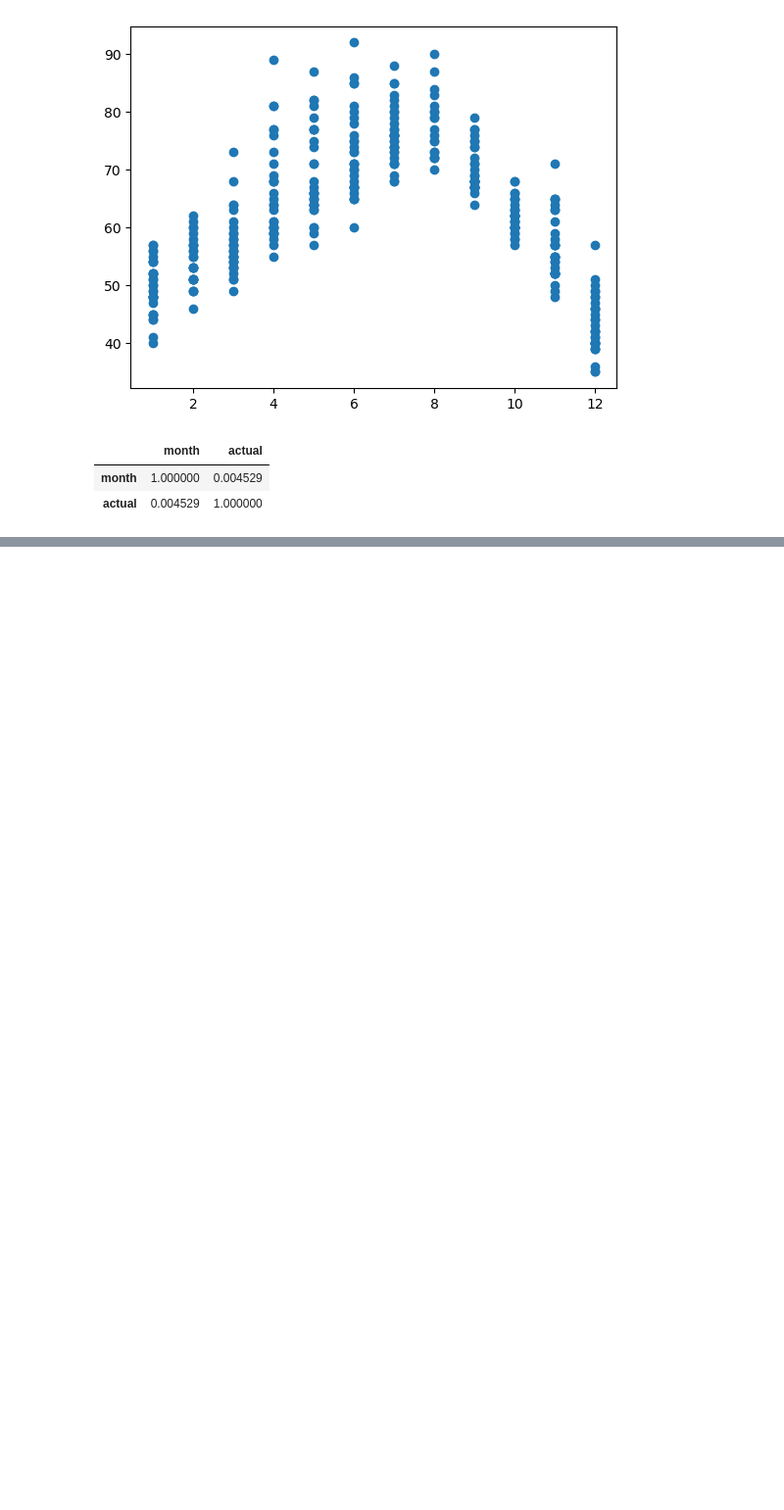
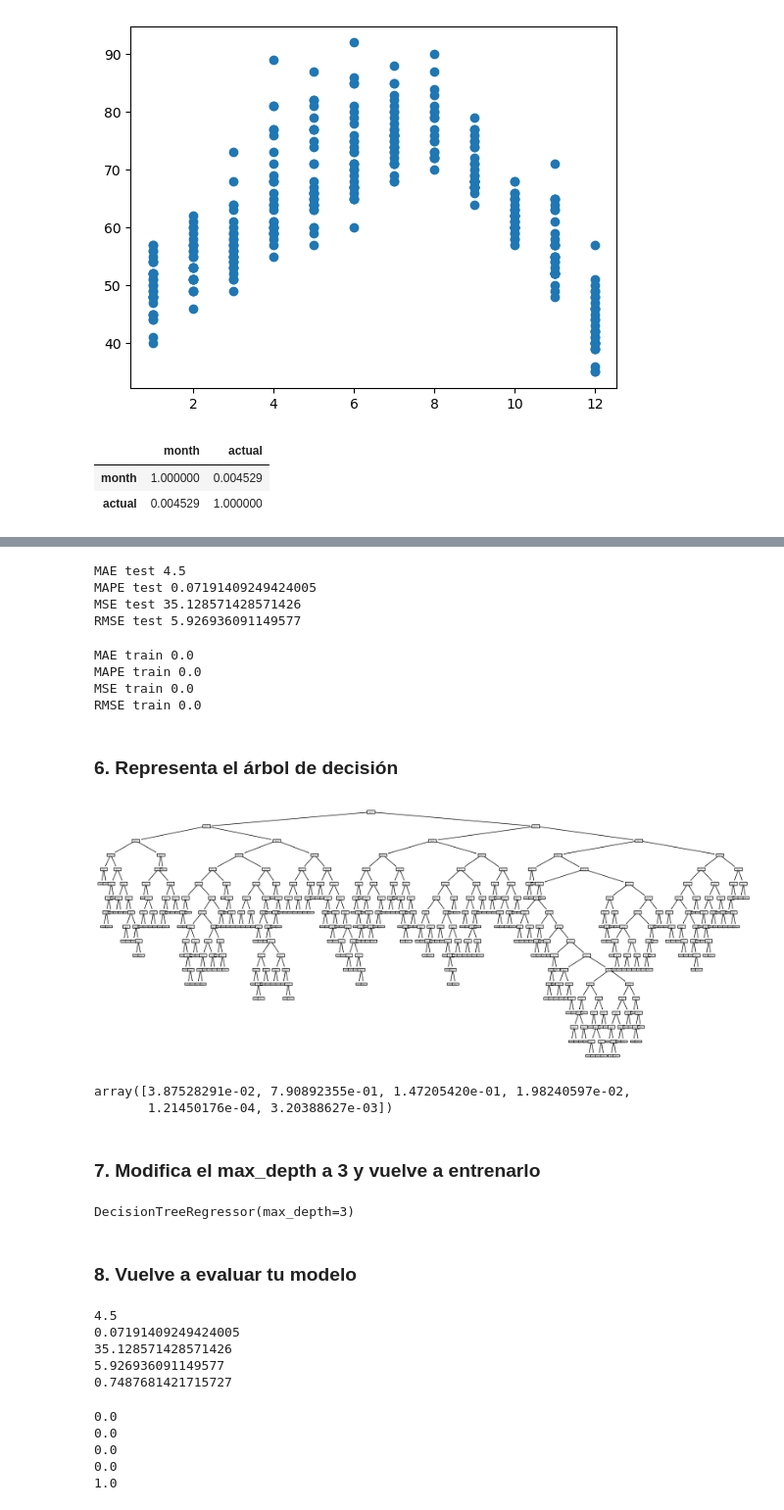
Before and after one commit to danilaviaart-lgtm/ds_curso, a Jupyter notebook: 3-Machine Learning/1-Supervisado/3-RegorClass/5-Decision_Trees/ejercicio/DTrees_reg_class.ipynb, the cells around one changed output, grey strips where cells are left out. Shown at 98% size. Drawn from its saved outputs; the diff is of its cells as text; code cells hidden in the pictures; blank space fills up the shorter version.

```diff
--- a/3-Machine Learning/1-Supervisado/3-RegorClass/5-Decision_Trees/ejercicio/DTrees_reg_class.ipynb
+++ b/3-Machine Learning/1-Supervisado/3-RegorClass/5-Decision_Trees/ejercicio/DTrees_reg_class.ipynb
@@ -220,0 +273,3 @@ df[['month', 'actual']].corr()
+# %%
+X = df[['temp_2', 'temp_1', 'average', 'month_int', 'summer', 'winter']]
+y = df['actual']
@@ -220,0 +307,77 @@ df[['month', 'actual']].corr()
+# %%
+from sklearn.metrics import mean_absolute_error, mean_absolute_percentage_error, mean_squared_error
+
+y_pred = dtr.predict(X_test)
+
+print("MAE test", mean_absolute_error(y_test, y_pred))
+print("MAPE test", mean_absolute_percentage_error(y_test, y_pred))
+print("MSE test", mean_squared_error(y_test, y_pred))
+print("RMSE test", mean_squared_error(y_test, y_pred)**(1/2))
+# %% [output]
+MAE test 4.5
+MAPE test 0.07191409249424005
+MSE test 35.128571428571426
+RMSE test 5.926936091149577
+# %%
+y_pred = dtr.predict(X_train)
+
+print("MAE train", mean_absolute_error(y_train, y_pred))
+print("MAPE train", mean_absolute_percentage_error(y_train, y_pred))
+print("MSE train", mean_squared_error(y_train, y_pred))
+print("RMSE train", mean_squared_error(y_train, y_pred)**(1/2))
+# %% [output]
+MAE train 0.0
+MAPE train 0.0
+MSE train 0.0
+RMSE train 0.0
+# %% [markdown]
+### 6. Representa el árbol de decisión
+# %%
+from sklearn.tree import plot_tree
+
+plt.figure(figsize=(20,8))
+plot_tree(dtr);
+# %% [output]
+[figure, added]
+# %%
+dtr.feature_importances_
+# %% [output]
+array([3.87528291e-02, 7.90892355e-01, 1.47205420e-01, 1.98240597e-02,
+       1.21450176e-04, 3.20388627e-03])
+# %% [markdown]
+### 7. Modifica el max_depth a 3 y vuelve a entrenarlo
+# %%
+dtr = DecisionTreeRegressor(max_depth=3)
+dtr.fit(X_train, y_train)
+# %% [output]
+DecisionTreeRegressor(max_depth=3)
+# %% [markdown]
+### 8. Vuelve a evaluar tu modelo
+# %%
+y_pred = dtr.predict(X_test)
+
+print(mean_absolute_error(y_test, y_pred))
+print( mean_absolute_percentage_error(y_test, y_pred))
+print(mean_squared_error(y_test, y_pred))
+print(mean_squared_error(y_test, y_pred)**(1/2))
+print(dtr.score(X_test, y_test))
+# %% [output]
+4.5
+0.07191409249424005
+35.128571428571426
+5.926936091149577
+0.7487681421715727
+# %%
+y_pred = dtr.predict(X_train)
+
+print(mean_absolute_error(y_train, y_pred))
+print(mean_absolute_percentage_error(y_train, y_pred))
+print(mean_squared_error(y_train, y_pred))
+print(mean_squared_error(y_train, y_pred)**(1/2))
+print(dtr.score(X_train, y_train))
+# %% [output]
+0.0
+0.0
+0.0
+0.0
+1.0
```
Also changed, not shown: parts of 95 cells of this notebook, 1 other file.
